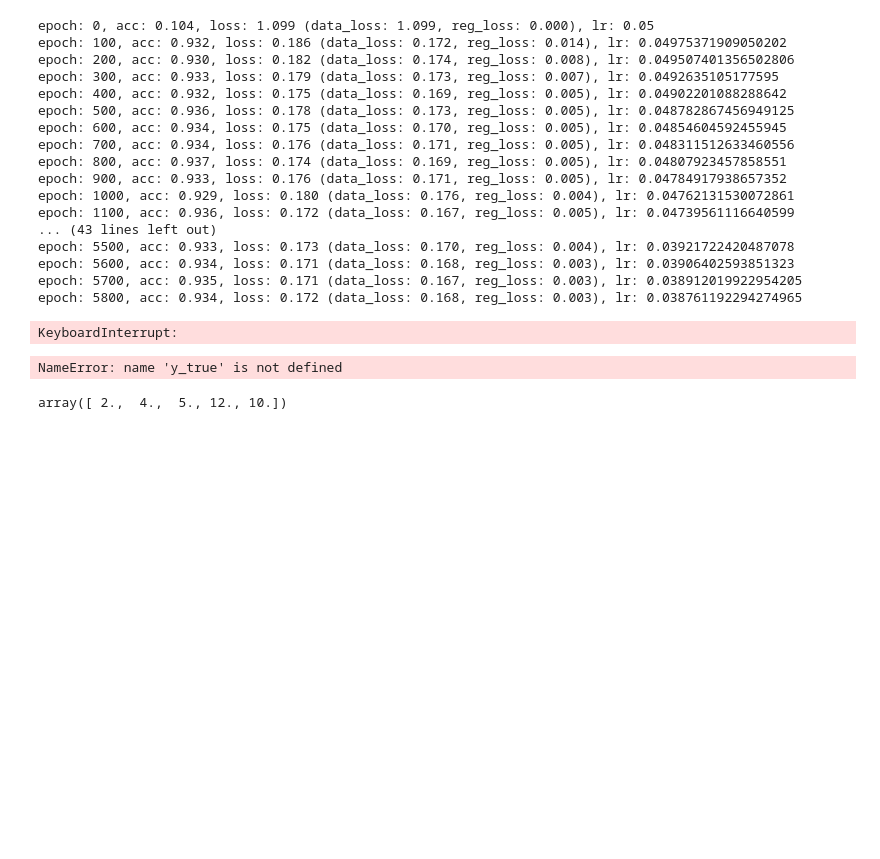
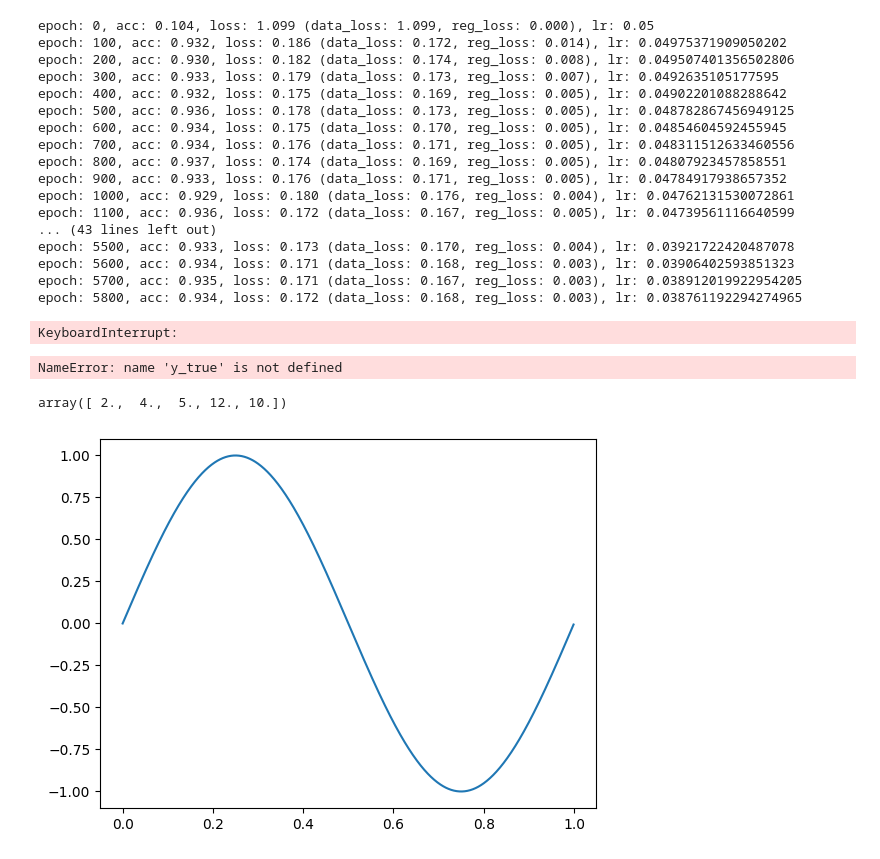
Before and after one commit to come-collab/neural_network_from_scratch, a Jupyter notebook: Neural_Network_From_Scratch.ipynb, the cells around one changed output. Drawn from its saved outputs; the diff is of its cells as text; code cells hidden in the pictures; blank space fills up the shorter version.

```diff
--- a/Neural_Network_From_Scratch.ipynb
+++ b/Neural_Network_From_Scratch.ipynb
@@ -3509,3 +3509,24 @@ outputs = np.array([[1, 2, 3],
 np.mean(outputs, axis =-1)
 # %% [output]
 array([ 2.,  4.,  5., 12., 10.])
+# %%
+import numpy as np
+
+#Creating the Sine Dataset
+# Sine sample dataset
+def create_data(samples=1000):
+
+    X = np.arange(samples).reshape(-1, 1) / samples
+    y = np.sin(2 * np.pi * X).reshape(-1, 1)
+
+    return X, y
+# %%
+import matplotlib.pyplot as plt
+import nnfs
+from nnfs.datasets import sine_data
+
+X, y = create_data()
+plt.plot(X,y)
+plt.show()
+# %% [output]
+[figure, added]
```
Also changed, not shown: parts of 3 cells of this notebook.
